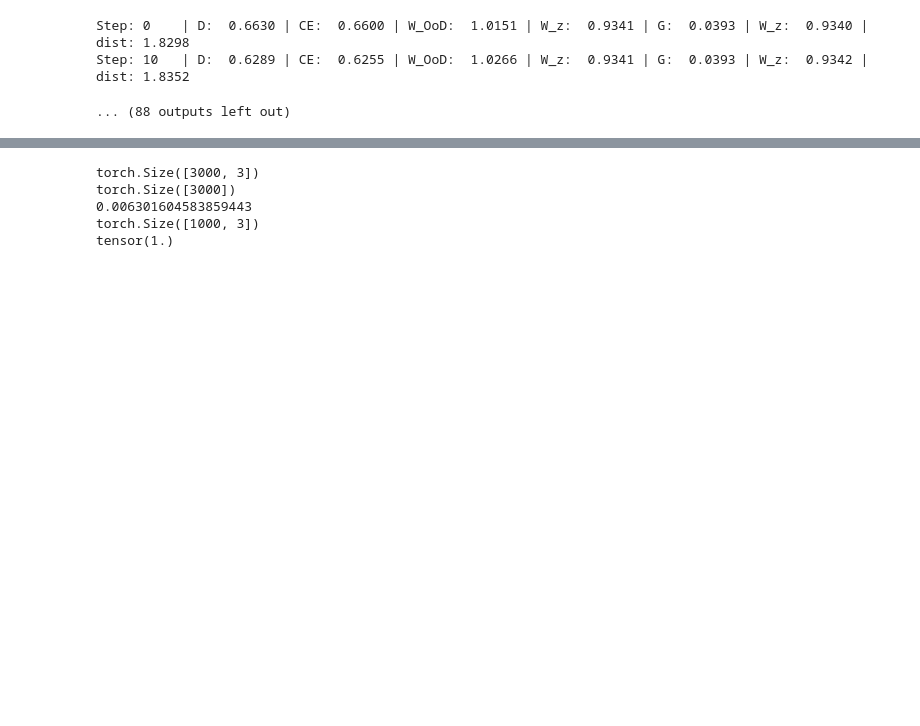
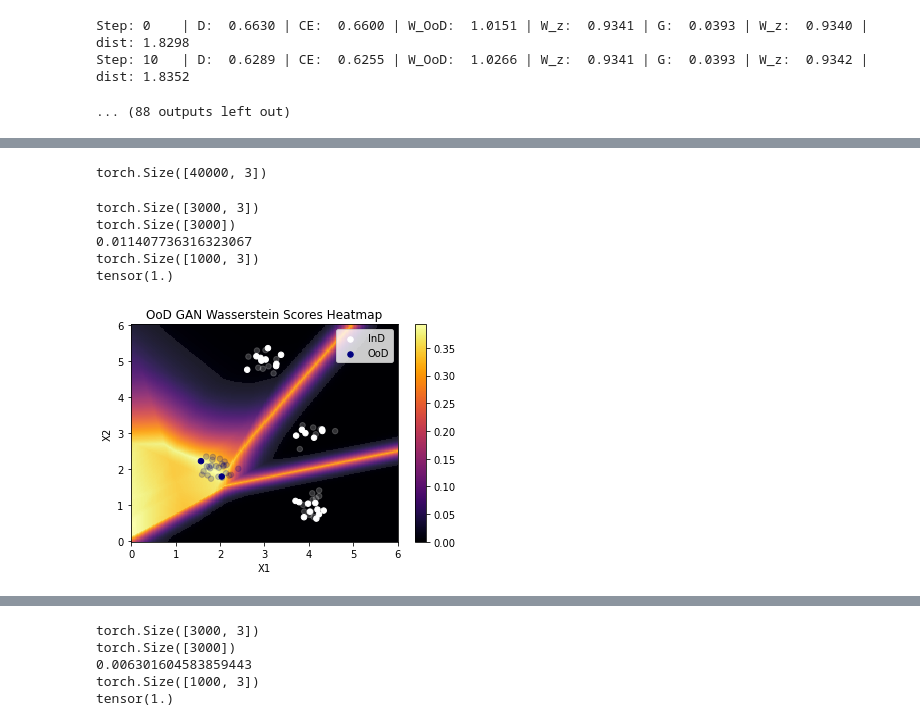
Before and after one commit to Xiaoyang-Song/Out-of-Distribution-GANs, a Jupyter notebook: Notebooks/simulation.ipynb, the cells around one changed output, grey strips where cells are left out. Drawn from its saved outputs; the diff is of its cells as text; code cells hidden in the pictures; blank space fills up the shorter version.

```diff
--- a/Notebooks/simulation.ipynb
+++ b/Notebooks/simulation.ipynb
@@ -239,3 +269,41 @@ Step: 10   | D:  0.6289 | CE:  0.6255 | W_OoD:  1.0266 | W_z:  0.9341 | G:  0.03
+# %%
+m, n_ind, n_ood = 200, 25, 25
+xi = np.linspace(0, 6, m, endpoint=True)
+yi = np.linspace(0, 6, m, endpoint=True)
+xy_pos = np.array(list(product(xi, yi)))
+zi = torch.softmax(D_GAN(torch.tensor(xy_pos, dtype=torch.float32)), dim=-1)
+print(zi.shape)
+si = ood_wass_loss(zi)
+# %% [output]
+torch.Size([40000, 3])
+# %%
+threshold =calculate_accuracy(D=D_GAN, ind=IND_X, ood=OOD_X, tnr=0.99)
+mask = si > threshold
+# %% [output]
+torch.Size([3000, 3])
+torch.Size([3000])
+0.011407736316323067
+torch.Size([1000, 3])
+tensor(1.)
+# %%
+# plt.pcolormesh(xi, yi, mask.reshape((m, m)).T, shading='auto',cmap='gray', alpha=0.1)
+plt.pcolormesh(xi, yi, si.reshape((m, m)).T, shading='auto',cmap='inferno', alpha=1)
+plt.colorbar()
+plt.pcolormesh(xi, yi, mask.reshape((m, m)).T, shading='auto',cmap='gray', alpha=0.1)
+# InD and OoD
+ind_idx = np.random.choice(len(IND_X), n_ind, replace=False)
+ood_idx = np.random.choice(len(OOD_X), n_ind, replace=False)
+plt.scatter(IND_X[:,0][ind_idx], IND_X[:,1][ind_idx], c='white', label ="InD", sizes=[30]*len(IND_X), alpha=1)
+plt.scatter(OOD_BATCH[:,0], OOD_BATCH[:,1], c='navy', label="OoD", sizes=[30]*len(OOD_X), alpha=1)
+plt.scatter(IND_X_TEST[:,0][ind_idx], IND_X_TEST[:,1][ind_idx], c='white', sizes=[30]*len(IND_X), alpha=0.2)
+plt.scatter(OOD_X[:,0][ood_idx], OOD_X[:,1][ood_idx], c='navy', sizes=[30]*len(OOD_X), alpha=0.2)
+plt.title(f"OoD GAN Wasserstein Scores Heatmap")
+plt.xlabel("X1")
+plt.ylabel("X2")
+plt.legend()
+plt.savefig(f"simulation_log/plot/example.jpg", dpi=1000)
+# %% [output]
+[figure, added]
 # %%
 from simulation import plot_heatmap
 plot = plot_heatmap(IND_X=IND_X, IND_X_TEST=IND_X_TEST, OOD_X=OOD_X, OOD_BATCH=OOD_BATCH,
```
Also changed, not shown: parts of 4 cells of this notebook, 3 other files.
